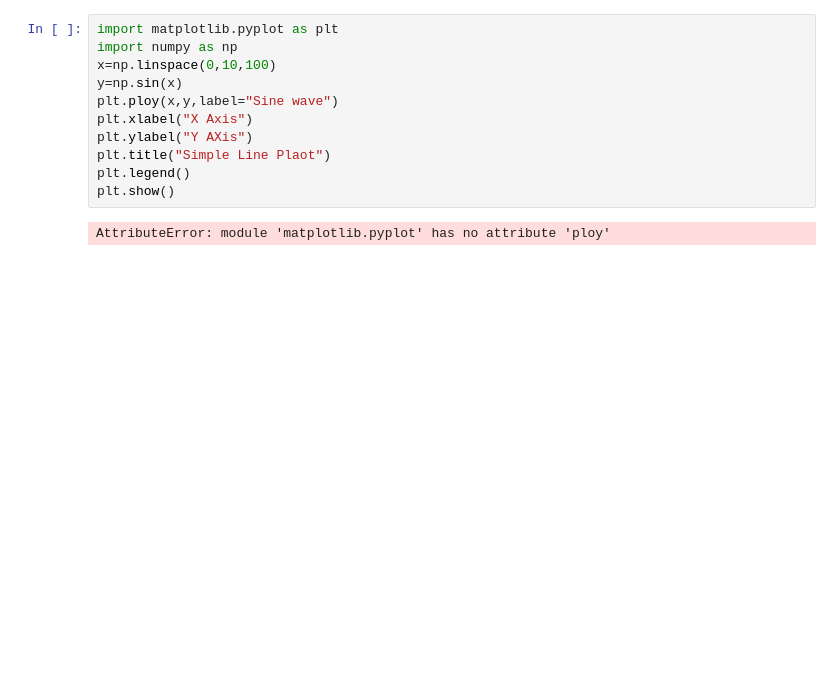
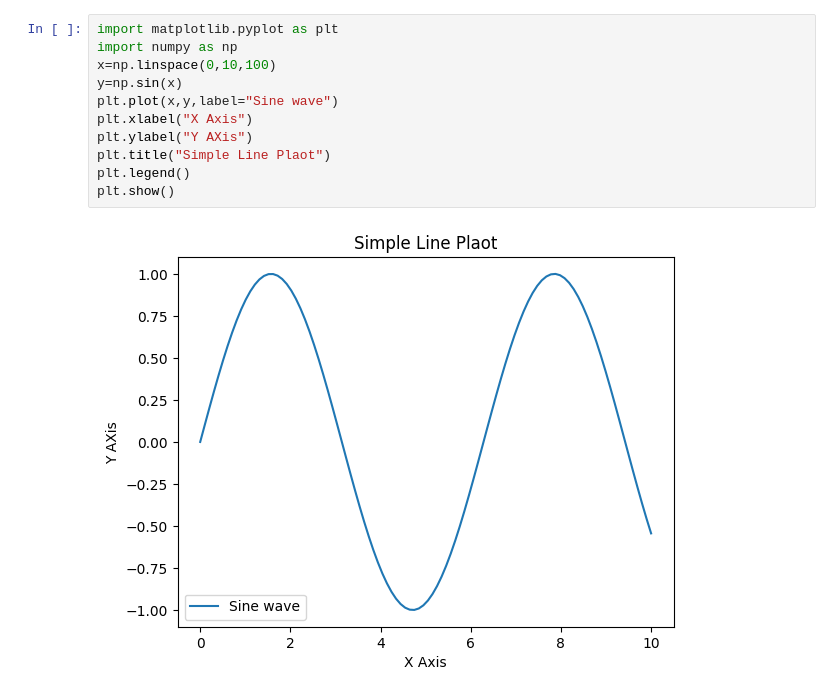
Before and after one commit to vishnucr7-glitch/Data-sciencen-data-visualisation-, a Jupyter notebook: mbappe.ipynb, the cells around one changed output. Saved outputs shown, nothing was run; the diff lists cells and outputs as text; blank space fills up the shorter version.

```diff
--- a/mbappe.ipynb
+++ b/mbappe.ipynb
@@ -3,13 +3,13 @@
 # %%
 import matplotlib.pyplot as plt
 import numpy as np
 x=np.linspace(0,10,100)
 y=np.sin(x)
-plt.ploy(x,y,label="Sine wave")
+plt.plot(x,y,label="Sine wave")
 plt.xlabel("X Axis")
 plt.ylabel("Y AXis")
 plt.title("Simple Line Plaot")
 plt.legend()
 plt.show()
 # %% [output]
-AttributeError: module 'matplotlib.pyplot' has no attribute 'ploy'
+[figure, added]
```
